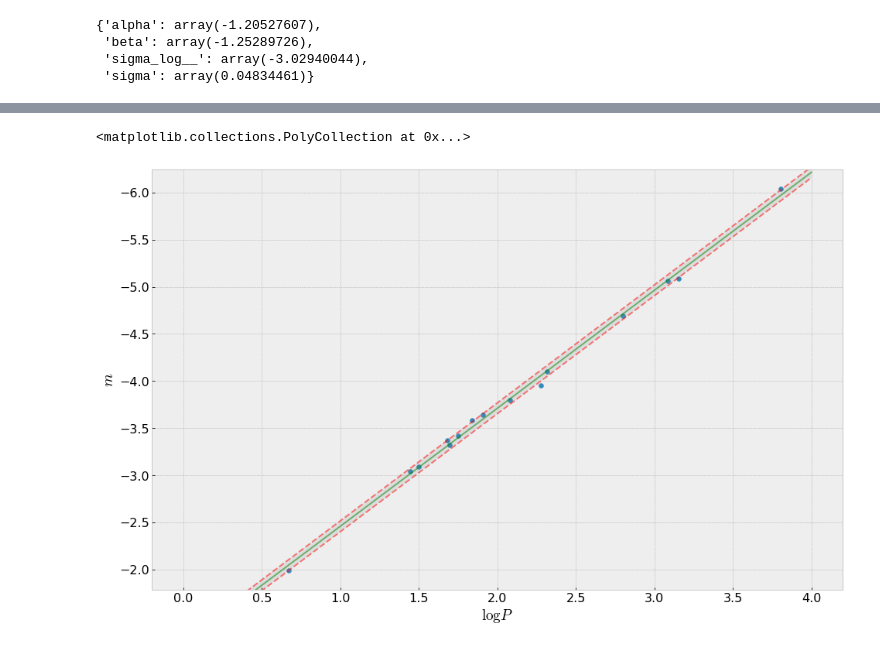
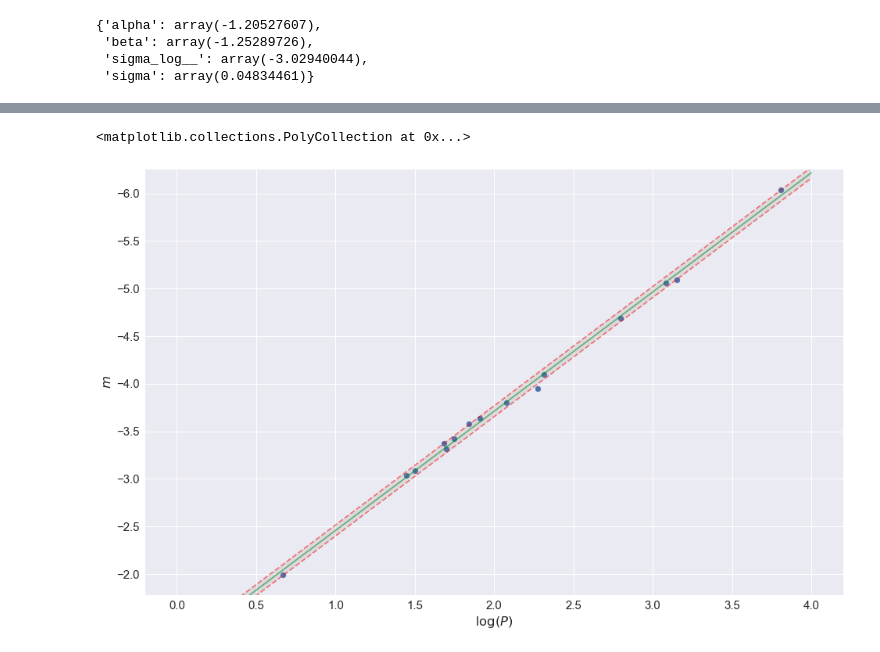
Before and after one commit to agustrionopj/Learning-Bayesian, a Jupyter notebook: Belajar-Bayesian-RealData.ipynb, the cells around one changed output, grey strips where cells are left out. Cells and saved outputs as stored; diff of their text form; code cells hidden in the pictures.

```diff
--- a/Belajar-Bayesian-RealData.ipynb
+++ b/Belajar-Bayesian-RealData.ipynb
@@ -6,11 +6,11 @@
 import numpy as np
 import matplotlib.pyplot as plt
 
-# import seaborn as sns; sns.set()
+import seaborn as sns; sns.set(font_scale=1.5)
 
-plt.style.use('bmh')
-colors = ['#348ABD', '#A60628', '#7A68A6', '#467821', '#D55E00',
-          '#CC79A7', '#56B4E9', '#009E73', '#F0E442', '#0072B2']
+# plt.style.use('bmh')
+# colors = ['#348ABD', '#A60628', '#7A68A6', '#467821', '#D55E00',
+#           '#CC79A7', '#56B4E9', '#009E73', '#F0E442', '#0072B2']
 
 # from astropy.visualization import astropy_mpl_style
 
@@ -105,28 +113,28 @@ array([<matplotlib.axes._subplots.AxesSubplot object at 0x...>,
 # %%
 ax = plt.subplot()
 
 x = np.linspace(0, 4, 8000)
 
 y = np.mean(trace['alpha']) + np.mean(trace['beta'])*x
 
 y1 = y - np.mean(trace['sigma'])
 y2 = y + np.mean(trace['sigma'])
 
 plt.scatter(datapoints[0], datapoints[1])
 plt.ylim(reversed(plt.ylim()))
 
 ax.plot(x, y, '-g', alpha=0.5)
 
 ax.plot(x, y1, '--r', alpha=0.5)
 ax.plot(x, y2, '--r', alpha=0.5)
 
-plt.xlabel('$\log P$')
+plt.xlabel('$\log (P)$')
 plt.ylabel('$m$')
 
 plt.fill_between(x, y1, y2, facecolor='gray', alpha=0.15)
 # %% [output]
 <matplotlib.collections.PolyCollection at 0x...>
-[figure, old version]
+[figure, new version]
 # %%
 from pymc3 import autocorrplot
 
```
Also changed, not shown: parts of 6 cells of this notebook, 1 other file.
